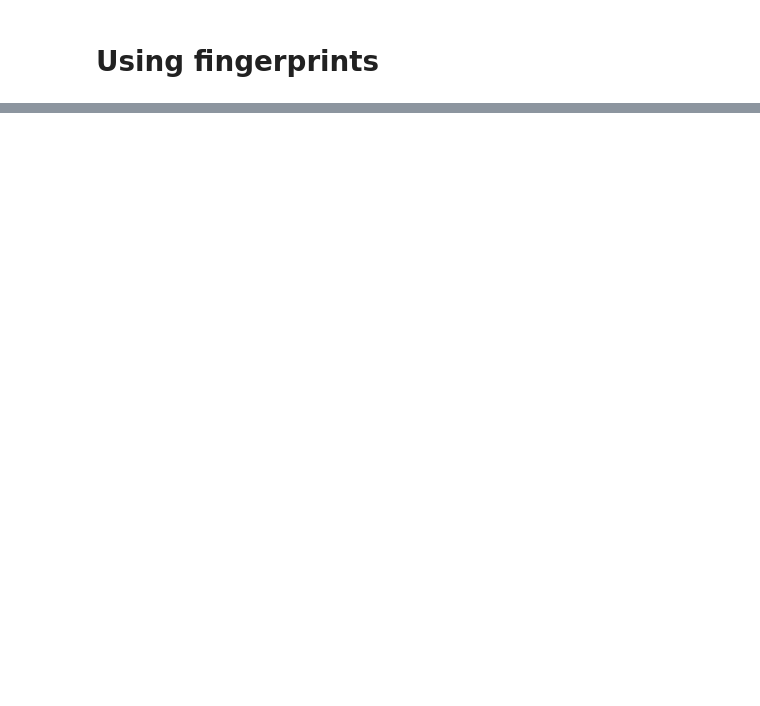
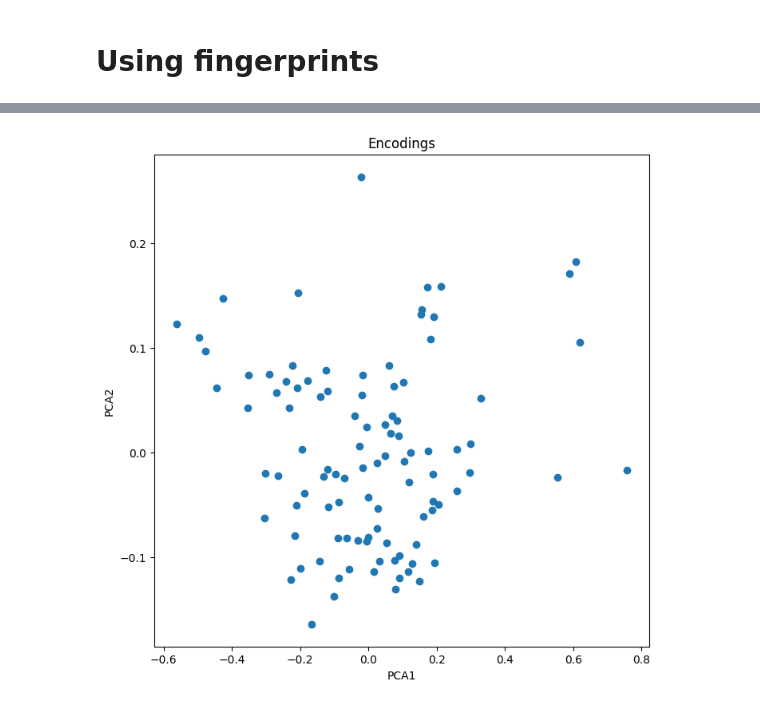
Before and after one commit to chemprop/chemprop, a Jupyter notebook: examples/mpnn_fingerprints.ipynb, the cells around one changed output, grey strips where cells are left out. Saved outputs shown, nothing was run; the diff lists cells and outputs as text; code cells hidden in the pictures; blank space fills up the shorter version.

```diff
--- a/examples/mpnn_fingerprints.ipynb
+++ b/examples/mpnn_fingerprints.ipynb
@@ -101,0 +113,16 @@ plt.show()
+# %%
+encodings = encodings.detach()
+
+pca = PCA(n_components=2)
+
+principalComponents = pca.fit_transform(encodings)
+
+fig = plt.figure(figsize=(8, 8))
+ax = fig.add_subplot(1, 1, 1)
+ax.set_title("Encodings")
+ax.set_xlabel('PCA1'); ax.set_ylabel('PCA2')
+
+ax.scatter(principalComponents[:, 0], principalComponents[:, 1])
+plt.show()
+# %% [output]
+[figure, added]
```
Also changed, not shown: parts of 8 cells of this notebook.
